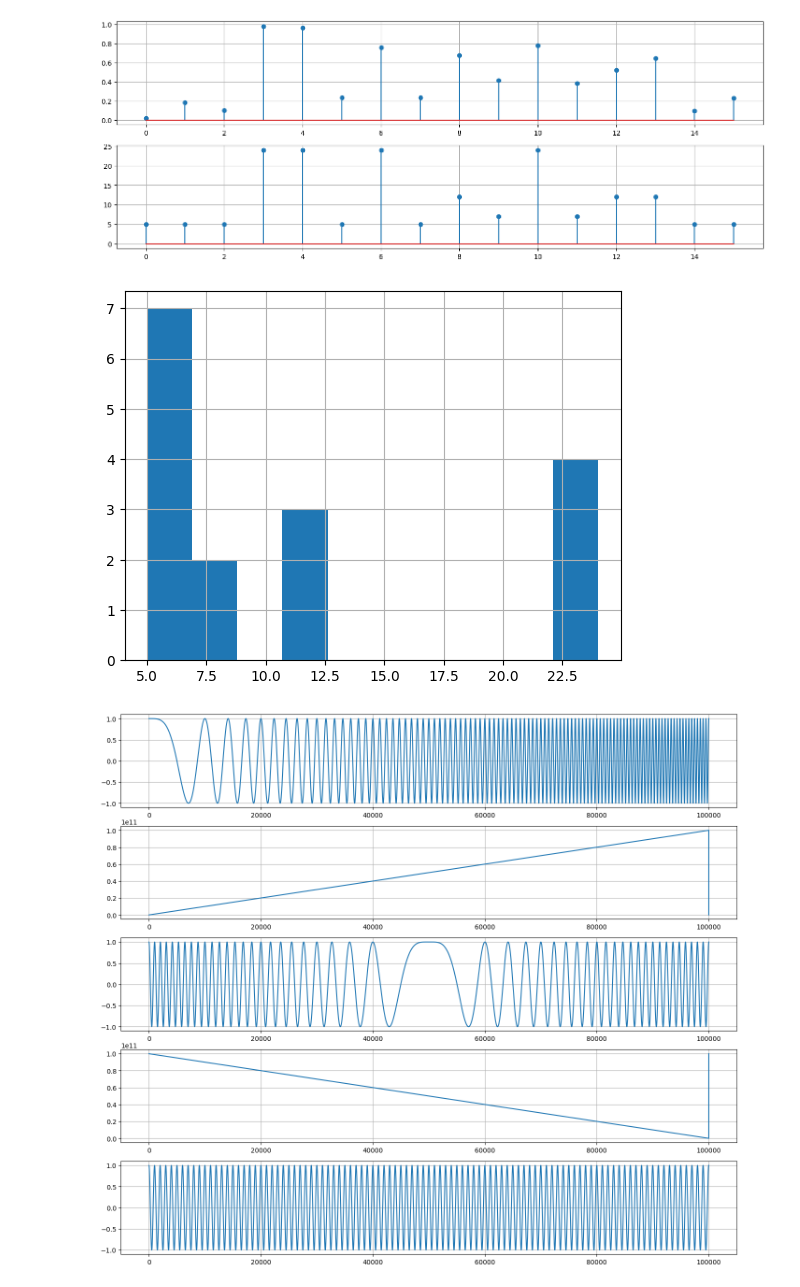
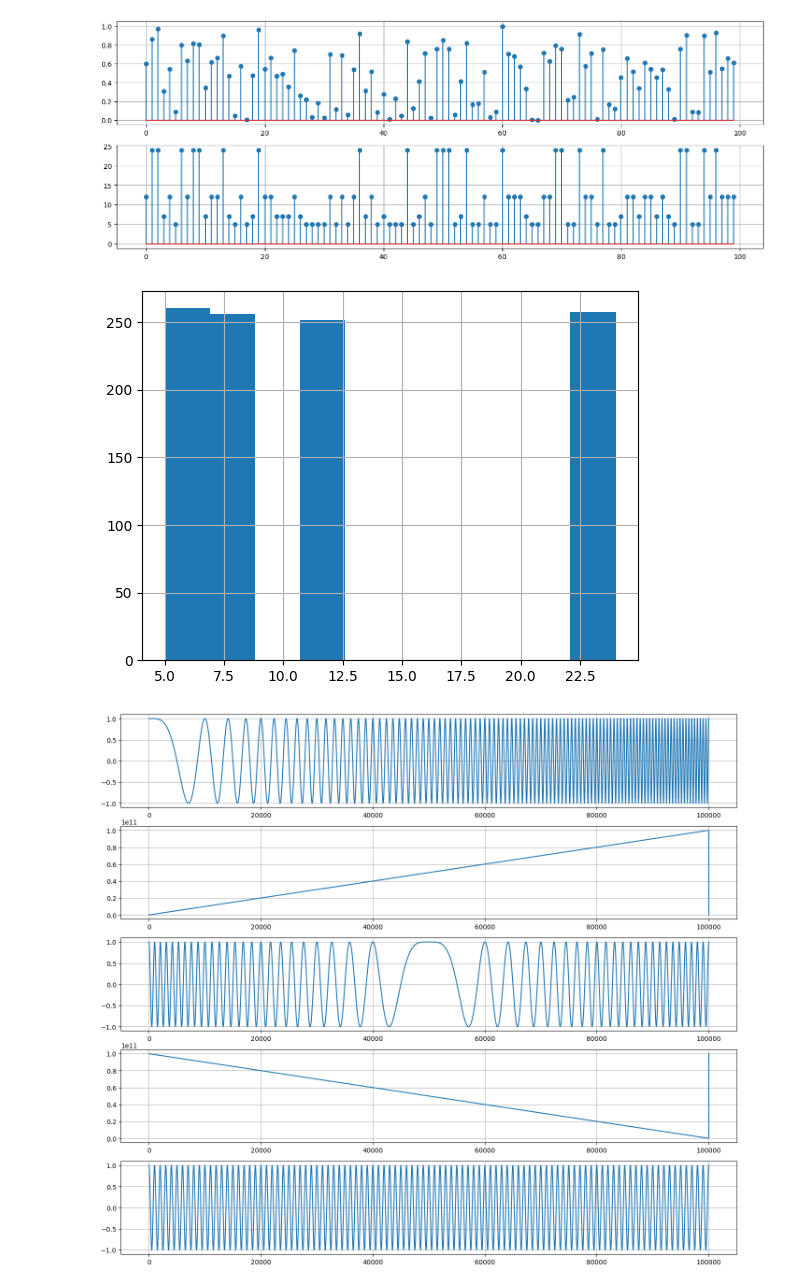
Before and after one commit to juanm-caceres24/SDR-Communication, a Jupyter notebook: LoRa Communication Simulation/LoRaCommunication-Simulation.ipynb, the cells around one changed output. Saved outputs shown, nothing was run; the diff lists cells and outputs as text; code cells hidden in the pictures.

```diff
--- a/LoRa Communication Simulation/LoRaCommunication-Simulation.ipynb
+++ b/LoRa Communication Simulation/LoRaCommunication-Simulation.ipynb
@@ -25,7 +25,7 @@ DEBUG_PHASE_7 = True
 
 HYPOTHESIS = [5, 7, 12, 24]
 PROBABILITIES = [0.25, 0.25, 0.25, 0.25]
-N_SAMPLES = 2**4
+N_SAMPLES = 2**10
 
 #
 # >> generation of the hypothesis
@@ -37,35 +37,35 @@ for i in range(N_SAMPLES):                  # iterate N_SAMPLES times
     j = 0                                   # store the index of the hypothesis to be used
     accumulator = PROBABILITIES[j]          # initialize the accumulator
     while accumulator < z[i]:               # if the accumulator stills below of the generated random number, add the next probability
         j += 1                              # move to the next index of the hypothesis vector
         accumulator += PROBABILITIES[j]     # accumulate the next probability
     hypothesis[i] = HYPOTHESIS[j]           # store the final hypothesis, associated to the random number generated
 
 #
 # >> DEBUG
 #
 
 if DEBUG_PHASE_0:
 
     plt.figure(figsize=(17, 3 * 2))
 
     plt.subplot(2, 1, 1)
     plt.stem(z[0:100])
     plt.grid(True)
 
     plt.subplot(2, 1, 2)
     plt.stem(hypothesis[0:100])
     plt.grid(True)
 
     plt.show(True)
 
     plt.hist(hypothesis)
     plt.grid(True)
 
     plt.show(True)
 # %% [output]
-[figure, old version]
+[figure, new version]
-[figure, old version]
+[figure, new version]
 # %%
 #
 # >> base function generation phase
```
Also changed, not shown: parts of 5 cells of this notebook.
